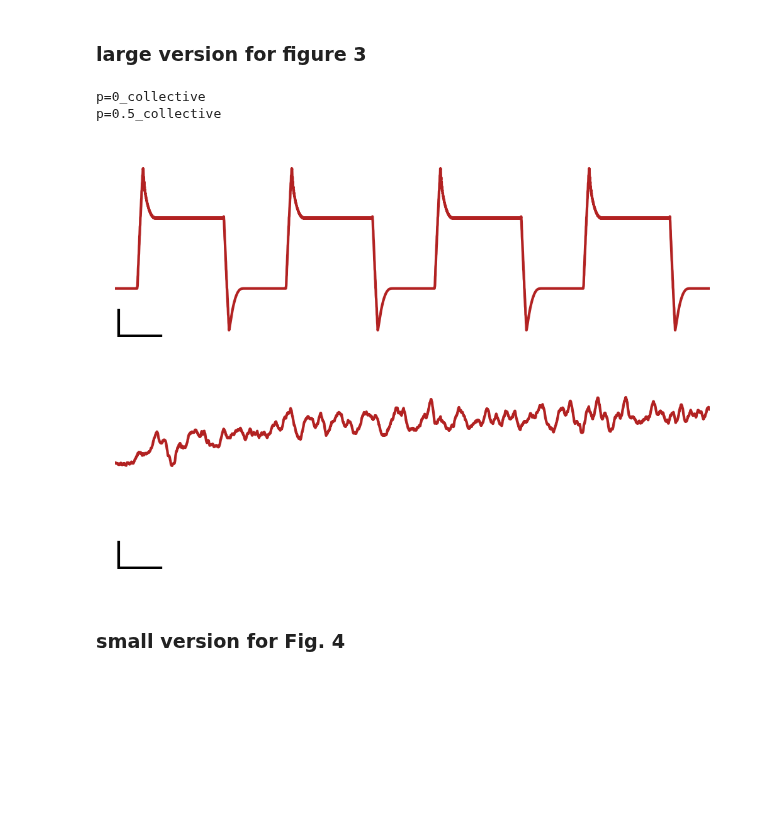
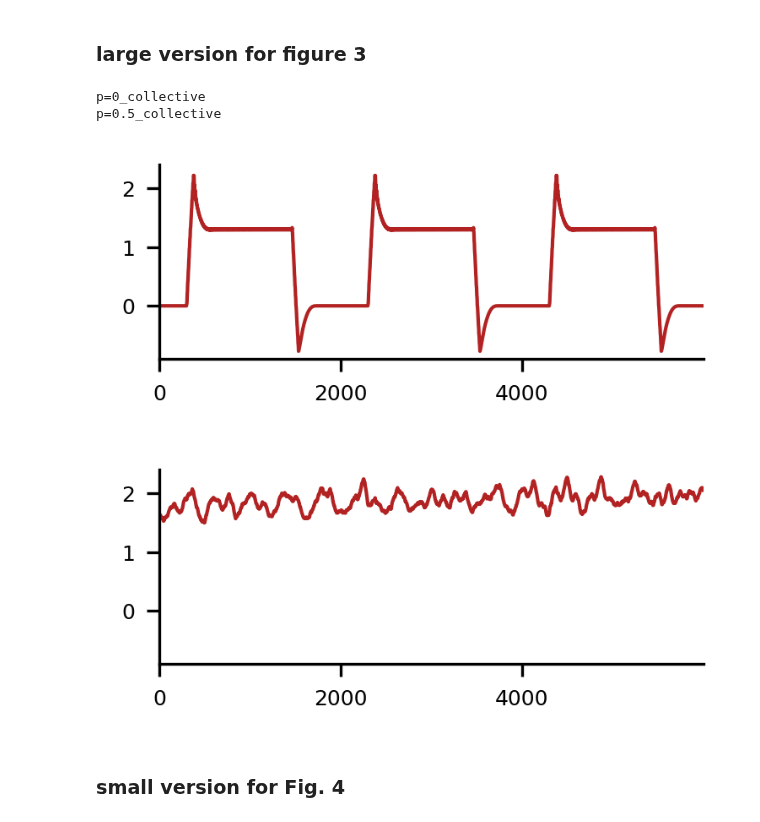
Before and after one commit to Priesemann-Group/perspective_heart_and_brain, a Jupyter notebook: notebooks_figures_paper/FHN_2D_diffusion_toyheart.ipynb, the cells around one changed output. Saved outputs shown, nothing was run; the diff lists cells and outputs as text; code cells hidden in the pictures; blank space fills up the shorter version.

```diff
--- a/notebooks_figures_paper/FHN_2D_diffusion_toyheart.ipynb
+++ b/notebooks_figures_paper/FHN_2D_diffusion_toyheart.ipynb
@@ -86,13 +86,12 @@ df_collective_healthy.head()
 # %% [markdown]
 ## Alignment
 # %%
-# select 8s of data (in ms)
-time_range = [1700, 9700]
+# select 6s of data (in ms)
+time_range = np.array([3700, 9700])
 height_bar = 0.7
 
 scale_time = {
     'p=0_raster_row': 1800,
-    # 'p=0_raster_column': 7400,
     'p=0_raster_column': 6200,
     'p=0_collective': 1800,
     'p=0.5_collective': 1800,
@@ -124,7 +123,7 @@ raster_ids = {
 # %%
 from matplotlib.patches import Rectangle
 
-width = 80 * mm
+width = 60 * mm
 height = 24 * mm
 
 # iterate over the raster data dictionary
@@ -136,8 +135,11 @@ for (label, data) in raster_data.items():
     num_nodes = len(ids)
 
     fig = plt.figure(figsize=(width, height), dpi=300)
-    ax = plt.axes([0., 0., 1., 1.], frameon=False, xticks=[],yticks=[])
+    # ax = plt.axes([0., 0., 1., 1.], frameon=False, xticks=[],yticks=[])
+    ax = plt.axes([0.065, 0.18, 0.91, 0.81], frameon=True, yticks=[])
     # ax = plt.axes([0., 0., 1., 1.])
+    # set xticks to time range
+    ax.set_xticks([0,2000,4000])
 
     # plot all action potentials from dataframe as horizontal lines with y value id and length duration
     for i, row in data_plot.iterrows():
@@ -146,15 +148,15 @@ for (label, data) in raster_data.items():
         # index as the location of node in ids
         index = np.where(ids == row['id'])[0][0]
         # plot a rectangle for each action potential in firebrick
-        ax.add_patch(Rectangle(xy=(time, num_nodes-index-height_bar/2), width=duration, height=height_bar, facecolor='firebrick'))
+        ax.add_patch(Rectangle(xy=(time-time_range[0], num_nodes-index-height_bar/2), width=duration, height=height_bar, facecolor='firebrick'))
 
     # set limits to time range
-    ax.set_xlim(time_range)
+    ax.set_xlim(time_range - time_range[0])
     ax.set_ylim(-height_bar/2, num_nodes+height_bar/2)
 
     # add scale bars
     # height of bar should be 1/50 of the figure size (num_nodes+height_bar)
-    ax.add_patch(Rectangle(xy=(scale_time[label], 0), width=scale_time['width'], height=(num_nodes+height_bar)/50, facecolor='black'))
+    # ax.add_patch(Rectangle(xy=(scale_time[label], 0), width=scale_time['width'], height=(num_nodes+height_bar)/50, facecolor='black'))
 
     # set actual size of figure
     fig.set_size_inches(width, height)
@@ -175,39 +177,47 @@ collective_data = {
 # %% [markdown]
 ### large version for figure 3
 # %%
-width = 80 * mm
+width = 60 * mm
 height = 24 * mm
 
 signal_range = [-0.9, 2.4]
 
 # iterate over the raster data dictionary
 for (label, df) in collective_data.items():
     print(label)
     fig = plt.figure(figsize=(width, height), dpi=300)
-    ax = plt.axes([0., 0., 1., 1.], frameon=False, xticks=[],yticks=[])
+    # ax = plt.axes([0., 0., 1., 1.], frameon=False, xticks=[],yticks=[])
     # ax = plt.axes([0., 0., 1., 1.])
+    ax = plt.axes([0.065, 0.18, 0.91, 0.81], frameon=True)
+    # turn off top and right spines
+    ax.spines['top'].set_visible(False)
+    ax.spines['right'].set_visible(False)
+    # set xticks
+    ax.set_xticks([0,2000,4000])
+    # set yticks
+    ax.set_yticks([0,1,2])
 
     # plot from dataframe time vs signal
     df_plot = df[(df['time'] > time_range[0]) & (df['time'] < time_range[1])]
-    ax.plot(df_plot['time'], df_plot['collective'], color='firebrick', lw=1)
+    ax.plot(df_plot['time'] - time_range[0], df_plot['collective'], color='firebrick', lw=1)
 
     # set limits to time ranges
-    ax.set_xlim(time_range)
+    ax.set_xlim(time_range - time_range[0])
     ax.set_ylim(signal_range)
 
-    # add scale bars
-    ax.plot([scale_time[label], scale_time[label]+scale_time['width']], [signal_range[0], signal_range[0]], color='black', lw=2)
-    ax.plot([scale_collective['time'], scale_collective['time']], [signal_range[0], signal_range[0]+scale_collective['height']], color='black', lw=1)
+    # # add scale bars
+    # ax.plot([scale_time[label], scale_time[label]+scale_time['width']], [signal_range[0], signal_range[0]], color='black', lw=2)
+    # ax.plot([scale_collective['time'], scale_collective['time']], [signal_range[0], signal_range[0]+scale_collective['height']], color='black', lw=1)
 
     # set actual size of figure
     fig.set_size_inches(width, height)
 
     fig.savefig(path_figures+f"FHN_2D_diffusion_toyheart_{label}.pdf", **savefig_args)
 # %% [output]
 p=0_collective
 p=0.5_collective
-[figure, old version]
+[figure, new version]
-[figure, old version]
+[figure, new version]
 # %% [markdown]
 ### small version for Fig. 4
 # %%
```
Also changed, not shown: parts of 1 cell of this notebook, 1 other file.
